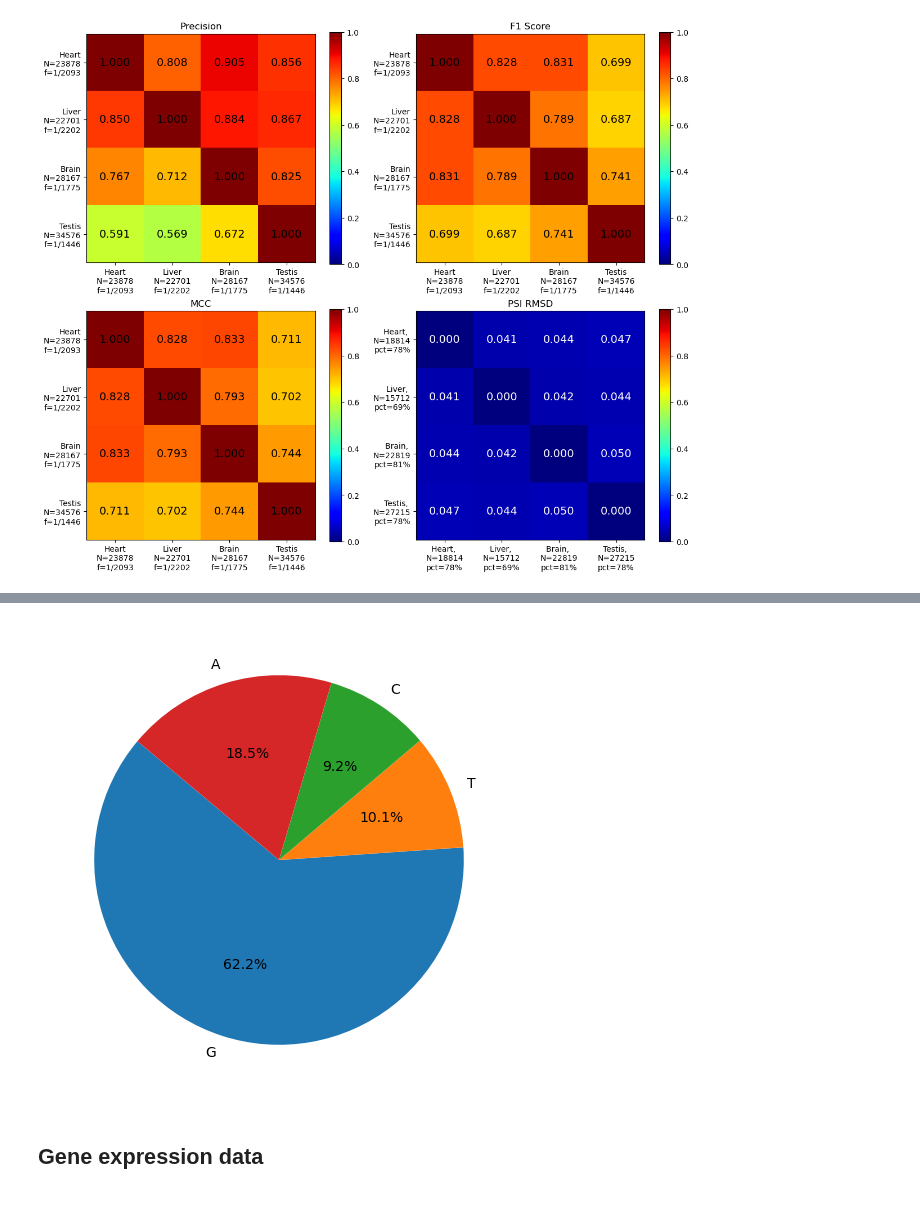
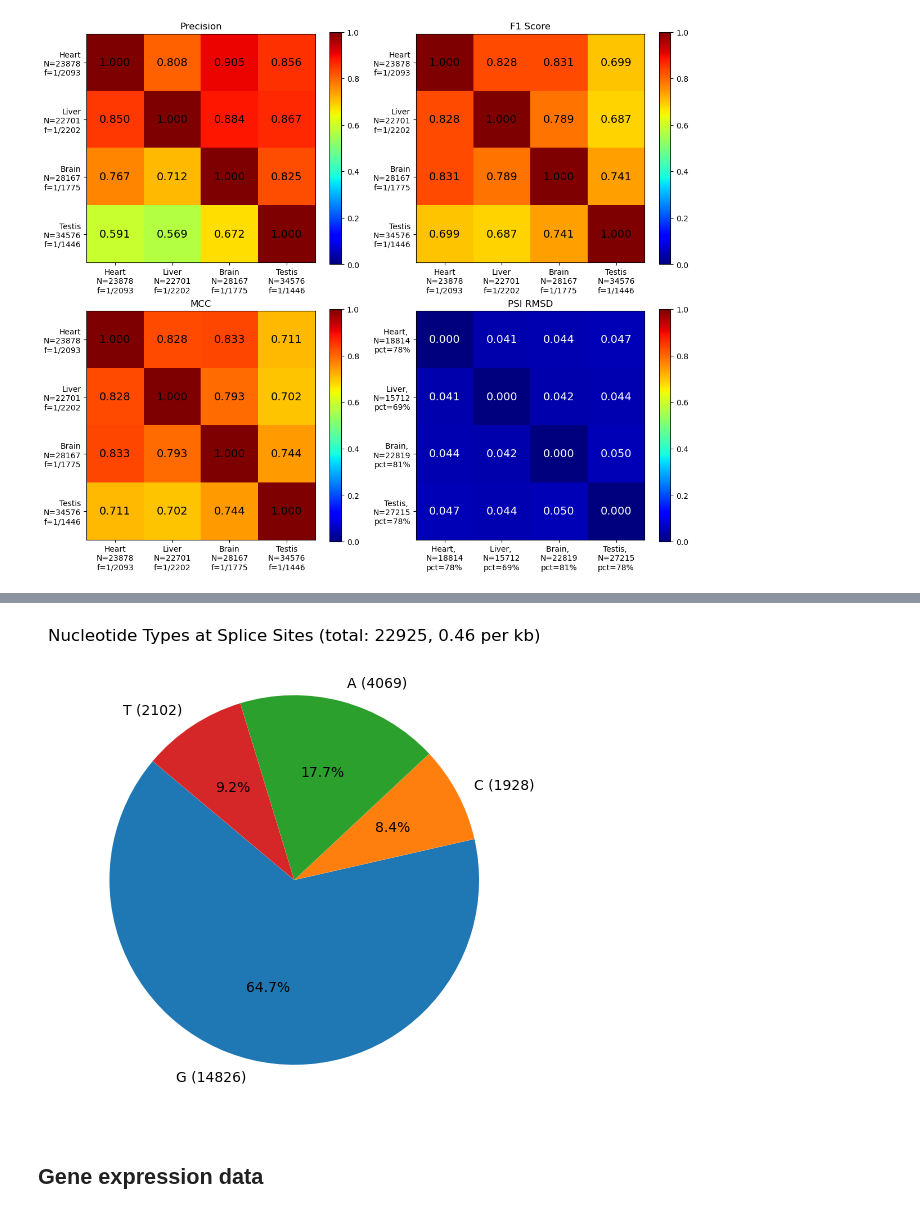
Before and after one commit to qiuresearch/AmbiSplice, a Jupyter notebook: data_prep.ipynb, the cells around one changed output, grey strips where cells are left out. Cells and saved outputs as stored; diff of their text form; code cells hidden in the pictures.

```diff
--- a/data_prep.ipynb
+++ b/data_prep.ipynb
@@ -184,21 +184,24 @@ Saved seq_sites_list to seq_splice_sites.pkl
 genesites_path = 'data/gwsplice_genesites.pkl'
 # only read if not already loaded
 if 'seq_sites_df' not in locals():
-    seq_sites_df = pd.read_pickle(genesites_path)
-all_cls_types = []
-for cls_types in seq_sites_df['acceptor']:
-    all_cls_types.extend(cls_types)
-for cls_types in seq_sites_df['donor']:
-    all_cls_types.extend(cls_types)
+    genesites_df = pd.read_pickle(genesites_path)
+all_cls_sites = []
+for cls_types in genesites_df['acceptor']:
+    all_cls_sites.extend(cls_types)
+for cls_types in genesites_df['donor']:
+    all_cls_sites.extend(cls_types)
+
 import matplotlib.pyplot as plt
 from collections import Counter
-cls_type_counts = Counter(all_cls_types)
+cls_site_counts = Counter(all_cls_sites)
 plt.figure(figsize=(6,6))
 # label each pie with its count
-plt.pie(cls_type_counts.values(), labels=cls_type_counts.keys(), autopct='%1.1f%%', startangle=140)
+labels = [f"{key} ({value})" for key, value in cls_site_counts.items()]
+plt.pie(cls_site_counts.values(), labels=labels, autopct='%1.1f%%', startangle=140)
 plt.gca().set_aspect("equal")
 
-plt.title("Class Type Distribution")
+total_gene_length = genesites_df['len'].sum()
+plt.title(f"Nucleotide Types at Splice Sites (total: {len(all_cls_sites)}, {len(all_cls_sites)/total_gene_length*1000:.2f} per kb)")
 
 plt.show()
 # %% [output]
@@ -206,8 +209,9 @@ plt.show()
 # %%
 from AmbiSplice import splice_feats
 
-seq_sites_df = pd.read_pickle('data/gwsplice_gene_sites.pkl')
-print(f"Loaded seq_sites_df with {len(seq_sites_df)} entries from data/gwsplice_gene_sites.pkl")
+if 'genesites_df' not in locals():
+    genesites_df = pd.read_pickle('data/gwsplice_genesites.pkl')
+print(f"Loaded genesites_df with {len(genesites_df)} entries from data/gwsplice_genesites.pkl")
 
 # use pytables to save train_feats which is a list of dictionaries
 # Note: this appears to be quite slow as pytables is optimized for column access.
@@ -236,15 +240,15 @@ class CropFeat(tables.IsDescription):
     psi_mask = tables.Int8Col(crop_size)  # adjust size as needed
     # add other fields as needed
 
-h5file_path = 'data/gwsplice_seq_crops.h5'
+h5file_path = 'data/gwsplice_genecrops.h5'
 with tables.open_file(h5file_path, mode='w', title='Crop Features') as h5file:
     table = h5file.create_table('/', 'crop_feats', CropFeat, "Crop Features", expectedrows=1000000)
     feat_table_row = table.row
     # print(table.colnames)
     # print(table.coldescrs)
-    # iterate over the rows of seq_sites_df
+    # iterate over the rows of genesites_df
     i = 0
-    for index, seq_sites in tqdm(seq_sites_df.iterrows(), total=len(seq_sites_df)):
+    for index, seq_sites in tqdm(genesites_df.iterrows(), total=len(genesites_df)):
         seq_feat = splice_feats.sprinkle_sites_on_sequence(seq_sites, debug=False)
         crop_feats = splice_feats.get_crop_feats_single_seq(seq_feat, crop_size=5000, flank_size=5000, min_sites=0, min_usage=0)
 
@@ -438,10 +455,10 @@ importlib.reload(visuals)
 from AmbiSplice import utils
 
 for pangolin_feats in train_samples:
-    if pangolin_feats['cls'].sum() < 6 or pangolin_feats['psi'].sum() <= 0.1:
+    if pangolin_feats['cls'].sum() < 40 or pangolin_feats['psi'].sum() <= 0.1:
         continue
     utils.peekaboo_tensors(pangolin_feats, prefix="pangolin_feats")
-    visuals.plot_train_feats(pangolin_feats)
+    visuals.plot_train_feats(pangolin_feats, meta_dict={'Type': 'Pangolin'})
     break
 # %% [output]
 pangolin_feats Variables:
@@ -462,7 +479,7 @@ strand                  str                  -                         -
 splice_sites = []
 for pangolin_feats in train_samples:
     seq = np.array(list(pangolin_feats['seq'][5000:10000]), dtype='<U1')
-    splice_sites.extend(seq[pangolin_feats['cls'].sum(axis=0) > 0])
+    splice_sites.extend(seq[pangolin_feats['cls'][0] > 0])
 # %%
 # count the occurrences of each nucleotide
 from collections import Counter
@@ -479,11 +496,15 @@ A: 7615
 # %%
 # plot the nucleotide distribution as a pie chart
 import matplotlib.pyplot as plt
 plt.figure(figsize=(6,6))
-plt.pie(nuc_counts.values(), labels=nuc_counts.keys(), autopct='%1.1f%%', startangle=140)
+labels = [f"{key} ({value})" for key, value in nuc_counts.items()]
+plt.pie(nuc_counts.values(), labels=labels, autopct='%1.1f%%', startangle=140)
+total_gene_length = len(train_samples) * 5000  # each sample has 5000 positions
+plt.title(f"Nucleotide Types at Splice Sites (total: {sum(nuc_counts.values())}, "
+          f"{sum(nuc_counts.values())/total_gene_length*1000:.2f} per kb)")
 plt.show()
 # %% [output]
-[figure, old version]
+[figure, new version]
 # %% [markdown]
 ## Gene expression data
 # %%
```
Also changed, not shown: parts of 7 cells of this notebook, 6 other files.
